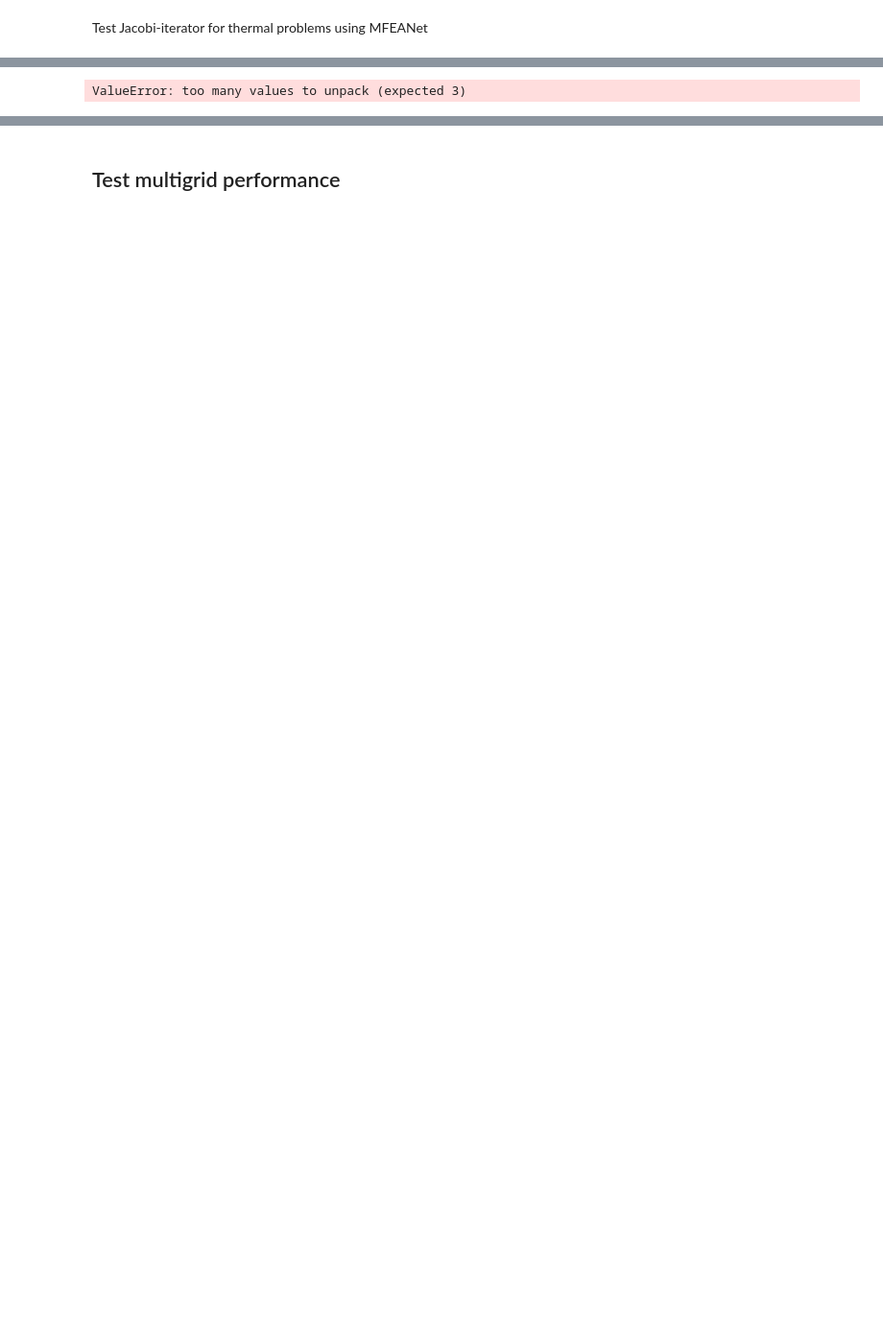
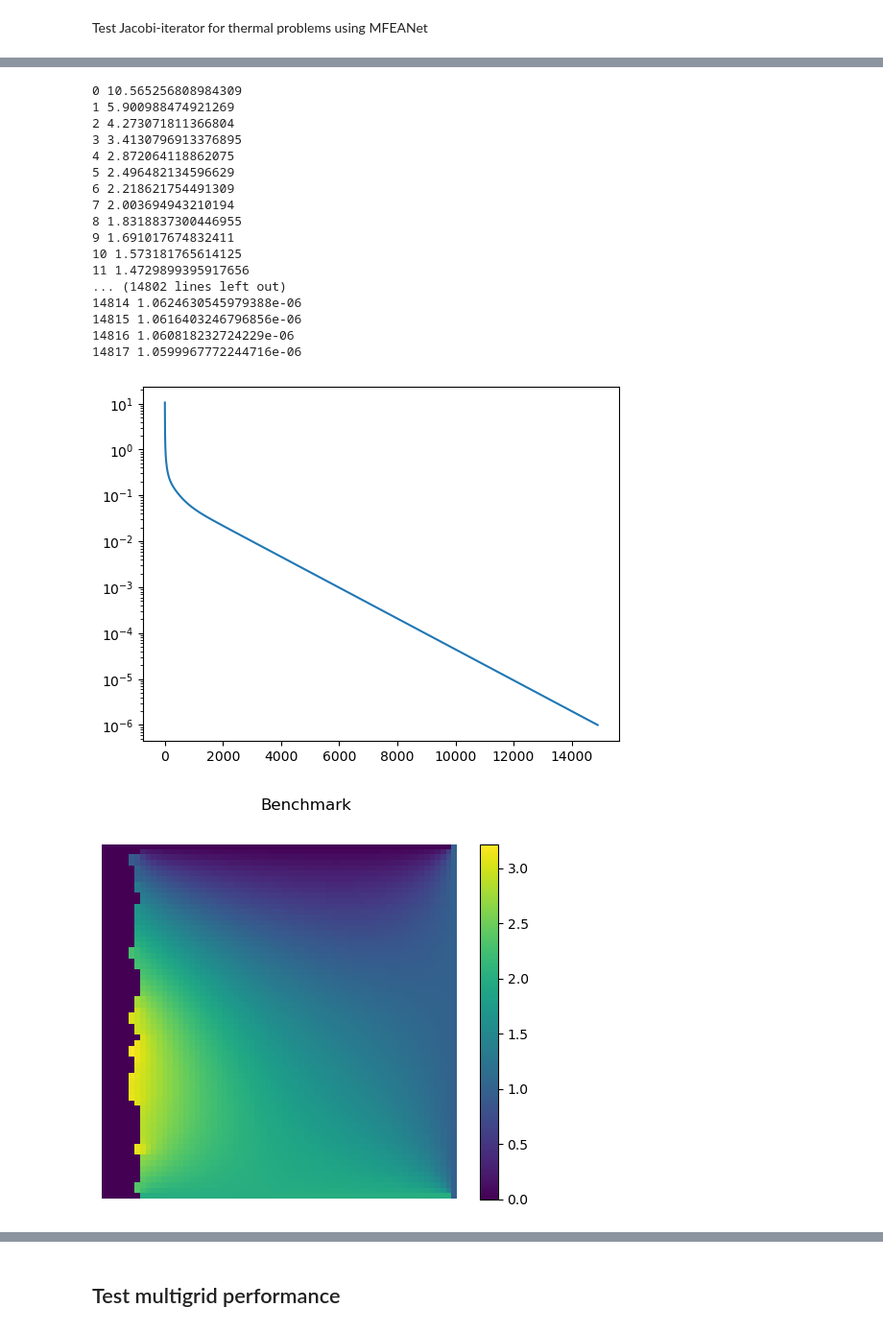
Before and after one commit to ymlasu/MFEA-Net, a Jupyter notebook: MFEANet_thermal_1phase_test.ipynb, the cells around one changed output, grey strips where cells are left out. Shown at 96% size. Cells and saved outputs as stored; diff of their text form; code cells hidden in the pictures; blank space fills up the shorter version.

```diff
--- a/MFEANet_thermal_1phase_test.ipynb
+++ b/MFEANet_thermal_1phase_test.ipynb
@@ -100,28 +120,46 @@ grid = SingleGrid(domain_size, n_elem=n_elem, mode='thermal', dev=device_predict
 # %%
 EPS = 1e-6
 n_jac = 0
 u_test = torch.ones(size=(1, ku, n_elem+1, n_elem+1), requires_grad=False, dtype=torch.double).to(device_predict)
 u_test = grid.jac.reset_boundary(u_test, d_test, d_idx_test)
 residual = grid.net(None, None, h, u_test, d_idx_test, f_test, t_test, t_idx_test, t_conn_test, m_test, msk_test)
 res = torch.norm(residual).item()
 res_arr = [res]
 
 print(n_jac, res)
 while (abs(res) > EPS):
-    u_test = grid.jac.jacobi_convolution(u_test, m_test, msk_test, d_test, d_idx_test, None, None, h, f_test, t_test, t_idx_test)
-    residual = grid.net(None, None, h, u_test, d_idx_test, f_test, t_test, t_idx_test, m_test, msk_test)
+    u_test = grid.jac.jacobi_convolution(u_test, m_test, msk_test, d_test, d_idx_test, None, None, h, f_test, t_test, t_idx_test, t_conn_test)
+    residual = grid.net(None, None, h, u_test, d_idx_test, f_test, t_test, t_idx_test, t_conn_test, m_test, msk_test)
     res = torch.norm(residual).item()
     res_arr.append(res)
     n_jac += 1
     print(n_jac, res)
 
 print("Solution converges after", n_jac, "Jacobi iterations ")
 plt.plot(res_arr)
 plt.yscale('log')
 plt.show()
 
 plot.plot_thermalfield(u_test[0], "Benchmark")
 plot.plot_thermalfield(solution_test[0], "Test")
 plot.plot_thermalfield(u_test[0]-solution_test[0], 'Error')
 # %% [output]
-ValueError: too many values to unpack (expected 3)
+0 10.565256808984309
+1 5.900988474921269
+2 4.273071811366804
+3 3.4130796913376895
+4 2.872064118862075
+5 2.496482134596629
+6 2.218621754491309
+7 2.003694943210194
+8 1.8318837300446955
+9 1.691017674832411
+10 1.573181765614125
+11 1.4729899395917656
+... (14802 lines left out)
+14814 1.0624630545979388e-06
+14815 1.0616403246796856e-06
+14816 1.060818232724229e-06
+14817 1.0599967772244716e-06
+[figure, added]
+[figure, added]
```
Also changed, not shown: parts of 19 cells of this notebook, 5 other files.
